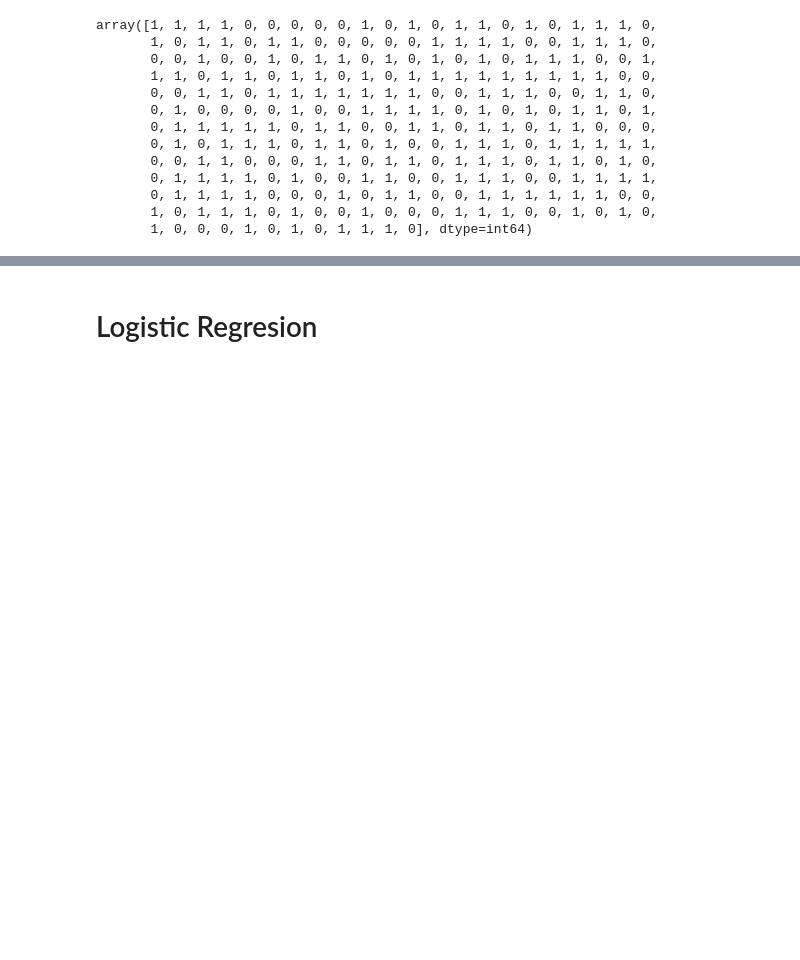
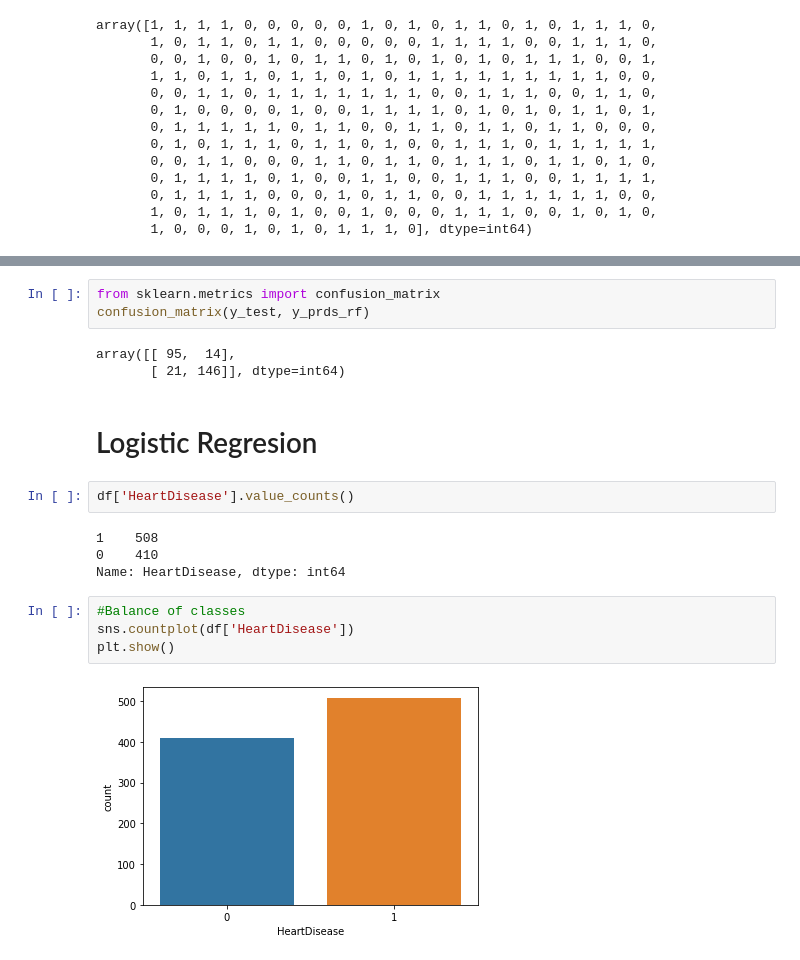
Before and after one commit to camilocbarrera/SR-worksheet-01, a Jupyter notebook: Notebook HT2.ipynb, the cells around one changed output, grey strips where cells are left out. Cells and saved outputs as stored; diff of their text form; blank space fills up the shorter version.

```diff
--- a/Notebook HT2.ipynb
+++ b/Notebook HT2.ipynb
@@ -427,4 +433,22 @@ accuracy_score(y_test,y_prds_rf)
 # %% [output]
 0.8731884057971014
+# %%
+from sklearn.metrics import confusion_matrix
+confusion_matrix(y_test, y_prds_rf)
+# %% [output]
+array([[ 95,  14],
+       [ 21, 146]], dtype=int64)
 # %% [markdown]
 # Logistic Regresion
+# %%
+df['HeartDisease'].value_counts()
+# %% [output]
+1    508
+0    410
+Name: HeartDisease, dtype: int64
+# %%
+#Balance of classes
+sns.countplot(df['HeartDisease'])
+plt.show()
+# %% [output]
+[figure, added]
```
Also changed, not shown: parts of 40 cells of this notebook, 1 other file.
